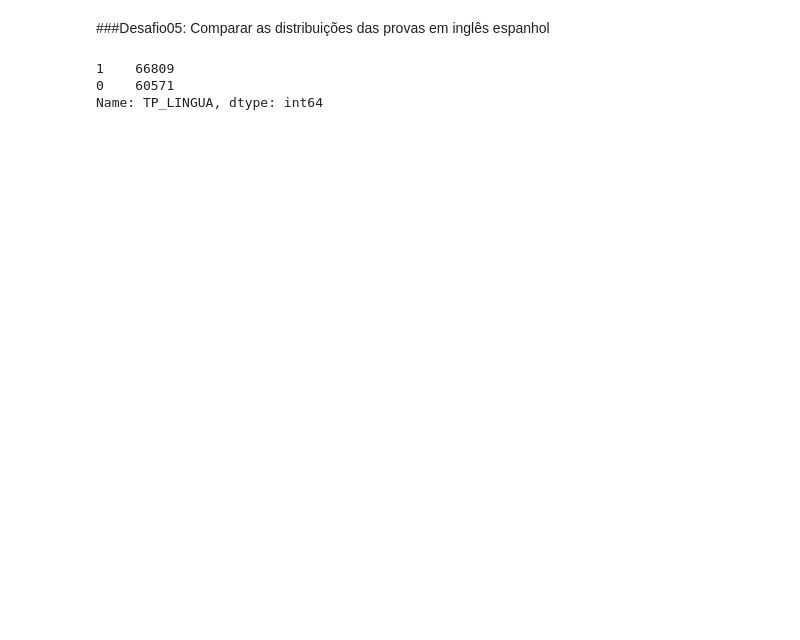
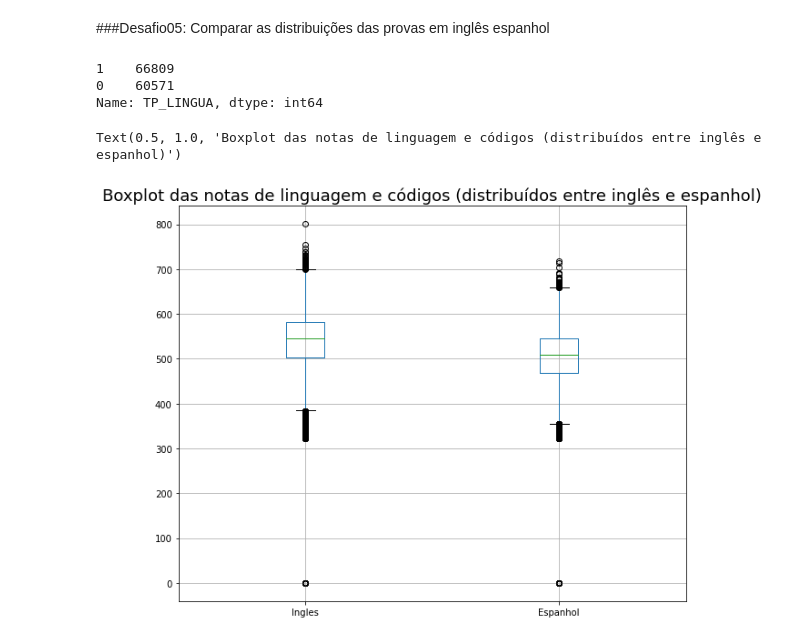
Before and after one commit to Daniel-ASG/IMERSAO_DADOS_ALURA, a Jupyter notebook: IMERSÃO_DADOS_Aula01.ipynb, the cells around one changed output. Saved outputs shown, nothing was run; the diff lists cells and outputs as text; code cells hidden in the pictures; blank space fills up the shorter version.

```diff
--- a/IMERSÃO_DADOS_Aula01.ipynb
+++ b/IMERSÃO_DADOS_Aula01.ipynb
@@ -363,3 +360,14 @@ dados['TP_LINGUA'].value_counts()
 1    66809
 0    60571
 Name: TP_LINGUA, dtype: int64
+# %%
+ingles = dados.query('TP_LINGUA == 0')['NU_NOTA_LC']
+espanhol = dados.query('TP_LINGUA == 1')['NU_NOTA_LC']
+# %%
+dados_por_idioma = pd.concat([ingles, espanhol], axis=1, names=['Ingles', 'Espanhol'])
+dados_por_idioma.columns = ['Ingles', 'Espanhol']
+dados_por_idioma.boxplot(grid=True, figsize=(10,8))
+plt.title('Boxplot das notas de linguagem e códigos (distribuídos entre inglês e espanhol)', fontsize=18)
+# %% [output]
+Text(0.5, 1.0, 'Boxplot das notas de linguagem e códigos (distribuídos entre inglês e espanhol)')
+[figure, added]
```
Also changed, not shown: parts of 7 cells of this notebook.
